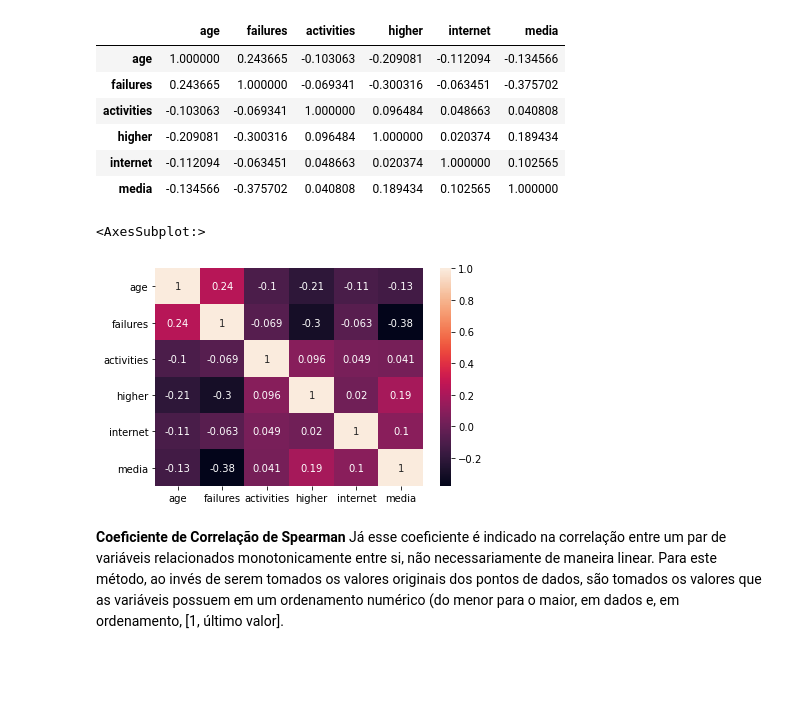
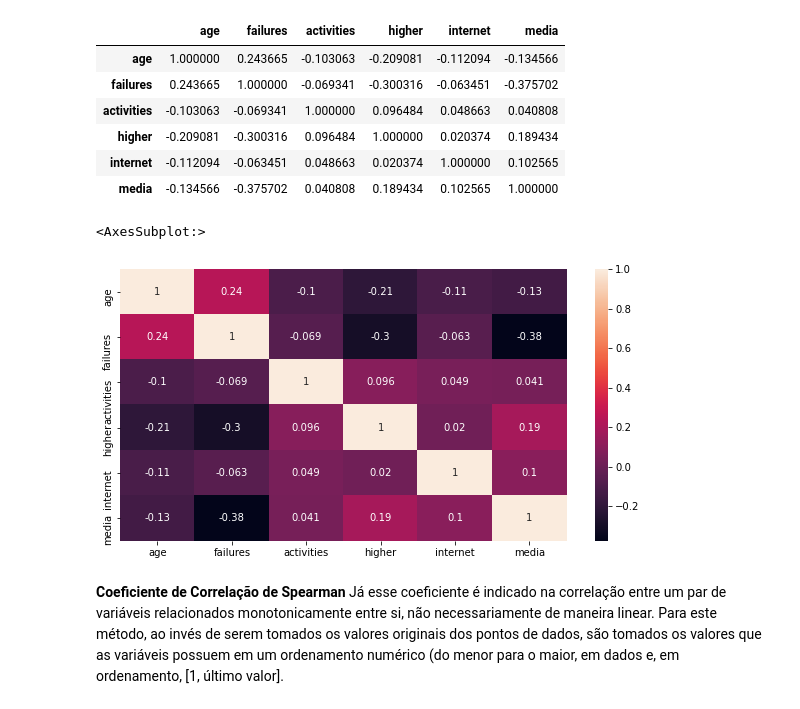
Before and after one commit to danielmacedodc/Analise-de-Dados_CIn, a Jupyter notebook: Projeto - Análise de Dados - Daniel Macedo.ipynb, the cells around one changed output. Drawn from its saved outputs; the diff is of its cells as text; code cells hidden in the pictures; blank space fills up the shorter version.

```diff
--- a/Projeto - Análise de Dados - Daniel Macedo.ipynb
+++ b/Projeto - Análise de Dados - Daniel Macedo.ipynb
@@ -787,10 +862,11 @@ mat_stud.corr()
 # %%
 # Mapa de Calor das correlações
 
+plt.figure(figsize=(10,5))
 sns.heatmap(mat_stud.corr(),annot=True)
 # %% [output]
 <AxesSubplot:>
-[figure, old version]
+[figure, new version]
 # %% [markdown]
 **Coeficiente de Correlação de Spearman**
     Já esse coeficiente é indicado na correlação entre um par de variáveis relacionados monotonicamente entre si, não necessariamente de maneira linear. Para este método, ao invés de serem tomados os valores originais dos pontos de dados, são tomados os valores que as variáveis possuem em um ordenamento numérico (do menor para o maior, em dados e, em ordenamento, [1, último valor].
```
Also changed, not shown: parts of 18 cells of this notebook.
